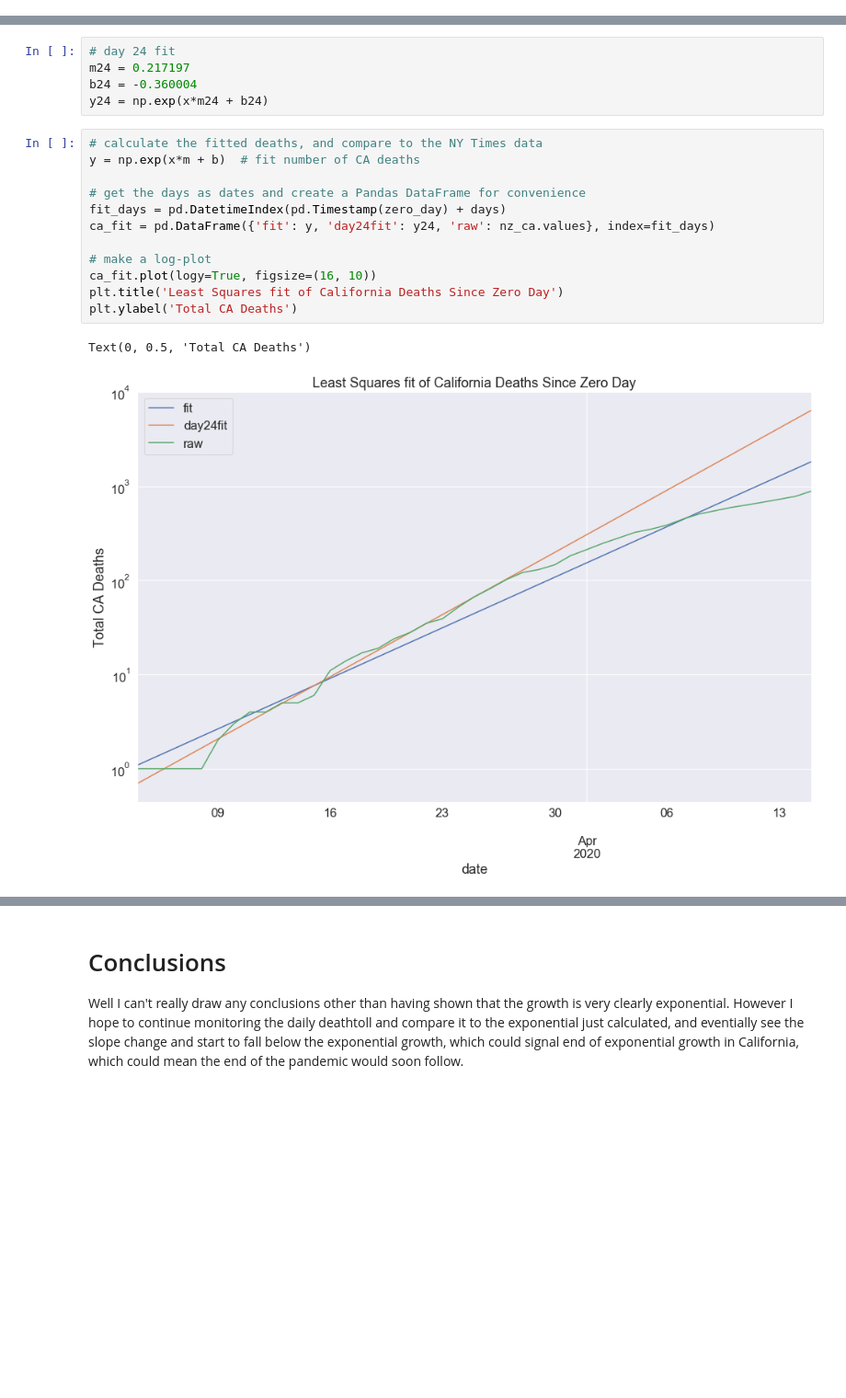
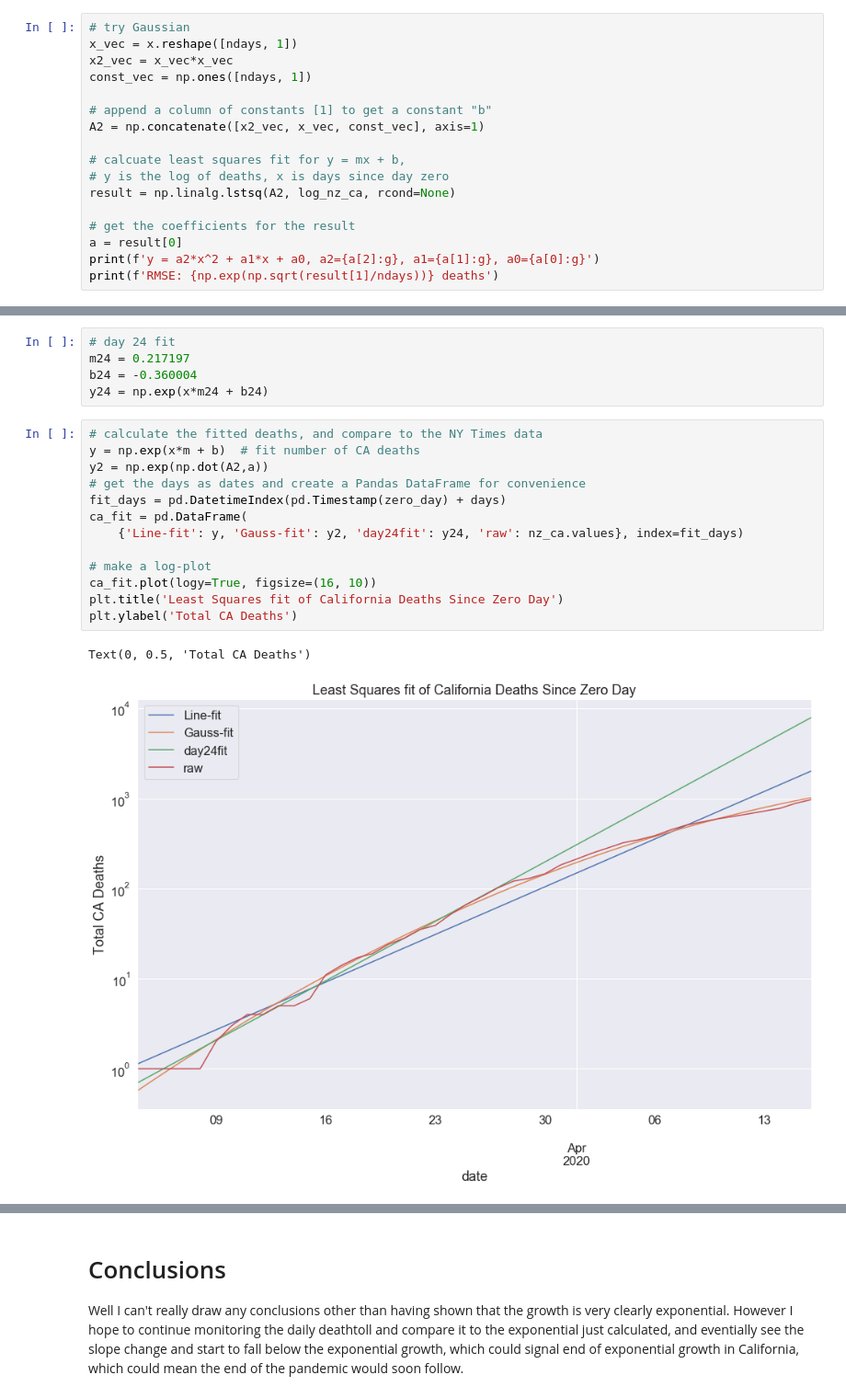
Before and after one commit to mikofski/covid-19-data, a Jupyter notebook: NYTimes COVID-19 Python-Pandas-Jupyter Tutorial.ipynb, the cells around one changed output, grey strips where cells are left out. Shown: that part at 92% size. Saved outputs shown, nothing was run; the diff lists cells and outputs as text; blank space fills up the shorter version.

```diff
--- a/NYTimes COVID-19 Python-Pandas-Jupyter Tutorial.ipynb
+++ b/NYTimes COVID-19 Python-Pandas-Jupyter Tutorial.ipynb
@@ -227,0 +230,17 @@ y = mx+b, m=0.17659, b=0.0887004
+# %%
+# try Gaussian
+x_vec = x.reshape([ndays, 1])
+x2_vec = x_vec*x_vec
+const_vec = np.ones([ndays, 1])
+
+# append a column of constants [1] to get a constant "b"
+A2 = np.concatenate([x2_vec, x_vec, const_vec], axis=1)
+
+# calcuate least squares fit for y = mx + b,
+# y is the log of deaths, x is days since day zero
+result = np.linalg.lstsq(A2, log_nz_ca, rcond=None)
+
+# get the coefficients for the result
+a = result[0]
+print(f'y = a2*x^2 + a1*x + a0, a2={a[2]:g}, a1={a[1]:g}, a0={a[0]:g}')
+print(f'RMSE: {np.exp(np.sqrt(result[1]/ndays))} deaths')
@@ -233,18 +255,19 @@ y24 = np.exp(x*m24 + b24)
 # %%
 # calculate the fitted deaths, and compare to the NY Times data
 y = np.exp(x*m + b)  # fit number of CA deaths
-
+y2 = np.exp(np.dot(A2,a))
 # get the days as dates and create a Pandas DataFrame for convenience
 fit_days = pd.DatetimeIndex(pd.Timestamp(zero_day) + days)
-ca_fit = pd.DataFrame({'fit': y, 'day24fit': y24, 'raw': nz_ca.values}, index=fit_days)
+ca_fit = pd.DataFrame(
+    {'Line-fit': y, 'Gauss-fit': y2, 'day24fit': y24, 'raw': nz_ca.values}, index=fit_days)
 
 # make a log-plot
 ca_fit.plot(logy=True, figsize=(16, 10))
 plt.title('Least Squares fit of California Deaths Since Zero Day')
 plt.ylabel('Total CA Deaths')
 # %% [output]
 Text(0, 0.5, 'Total CA Deaths')
-[figure, old version]
+[figure, new version]
 # %%
 # plot in linear space
 ca_fit.plot(figsize=(16, 10))
```
Also changed, not shown: parts of 21 cells of this notebook.
